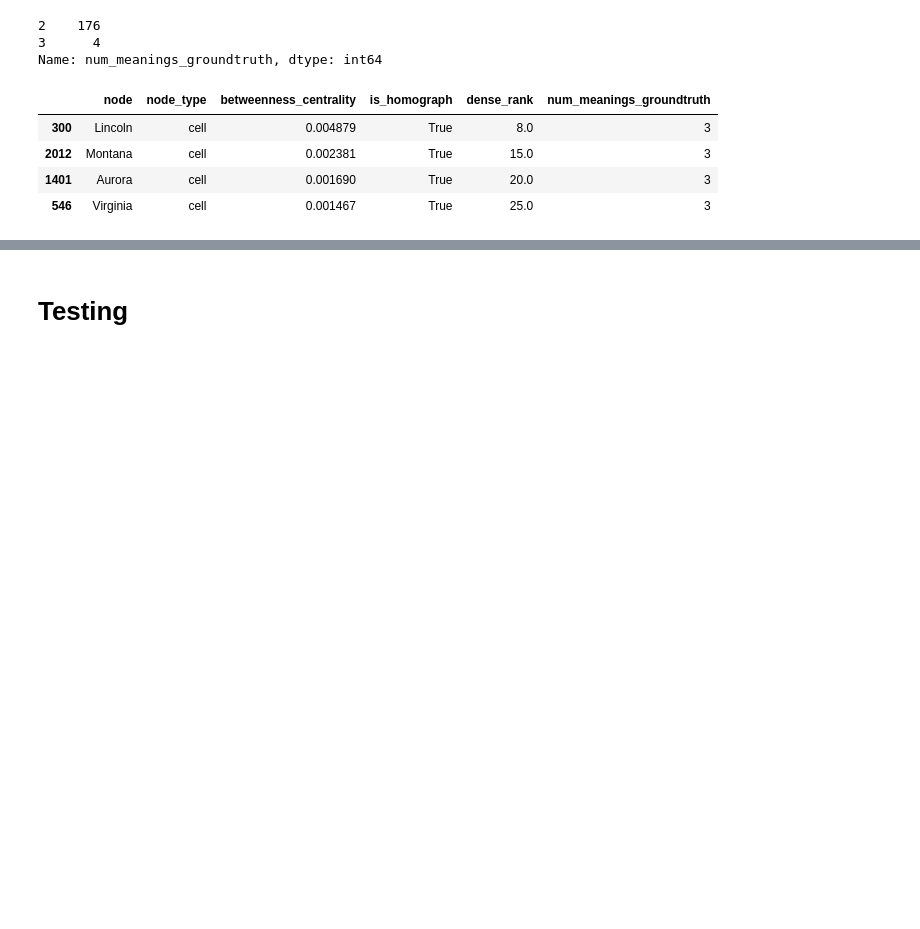
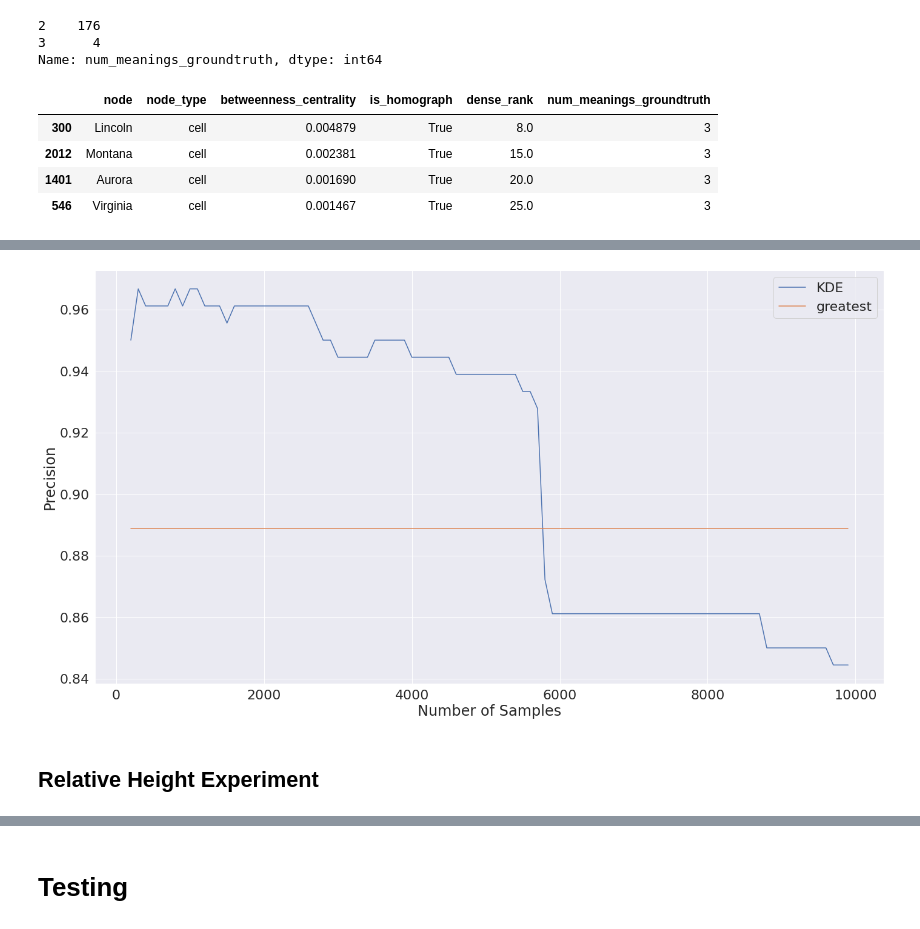
Before and after one commit to northeastern-datalab/domain_net, a Jupyter notebook: network_analysis/notebooks/num_meanings/pairwise_measures.ipynb, the cells around one changed output, grey strips where cells are left out. Drawn from its saved outputs; the diff is of its cells as text; code cells hidden in the pictures; blank space fills up the shorter version.

```diff
--- a/network_analysis/notebooks/num_meanings/pairwise_measures.ipynb
+++ b/network_analysis/notebooks/num_meanings/pairwise_measures.ipynb
@@ -282,0 +288,18 @@ plt.xlabel('# of meanings of homographs');plt.ylabel('Frequency');plt.legend();p
+# %%
+samples_to_df_dict = {}
+
+for samples in tqdm(range(200, 10000, 100)):
+    df_tmp = df.copy()[df['node'].isin(input_nodes)]
+    df_tmp = get_num_meanings(df_tmp, G, node_to_matrix_dict, lower_bound=0, upper_bound=1, num_samples=samples, rel_height=0.999, bandwidth_multiplier=20)
+    samples_to_df_dict[samples] = df_tmp
+# %%
+samples_to_precision_dict = {'samples': [], 'precision_kde': [], 'precision_greatest': []}
+for num_samples, df_tmp in samples_to_df_dict.items():
+    precision_kde = df_tmp['is_kde_num_meanings_correct'].value_counts()[True] / len(df_tmp.index)
+    precision_greatest = df_tmp['is_greatest_num_meanings_correct'].value_counts()[True] / len(df_tmp.index)
+    samples_to_precision_dict['samples'].append(num_samples)
+    samples_to_precision_dict['precision_kde'].append(precision_kde)
+    samples_to_precision_dict['precision_greatest'].append(precision_greatest)
+
+samples_to_precision_df = pd.DataFrame.from_dict(samples_to_precision_dict)
+samples_to_precision_df.head()
@@ -282,0 +313,9 @@ plt.xlabel('# of meanings of homographs');plt.ylabel('Frequency');plt.legend();p
+# %%
+plt.plot(samples_to_precision_df['samples'], samples_to_precision_df['precision_kde'], label='KDE')
+plt.plot(samples_to_precision_df['samples'], samples_to_precision_df['precision_greatest'], label='greatest')
+plt.legend();plt.ylabel('Precision');plt.xlabel('Number of Samples');plt.tight_layout()
+plt.savefig('../../figures/num_meanings/clustering/synthetic_benchmark/num_samples_precision.svg')
+# %% [output]
+[figure, added]
+# %% [markdown]
+## Relative Height Experiment
```
Also changed, not shown: parts of 27 cells of this notebook.
